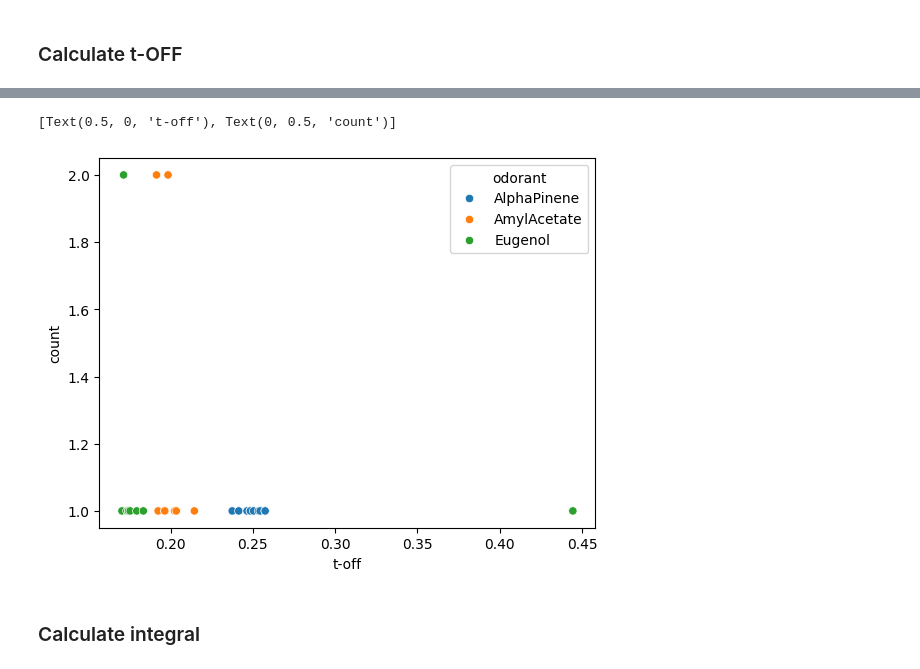
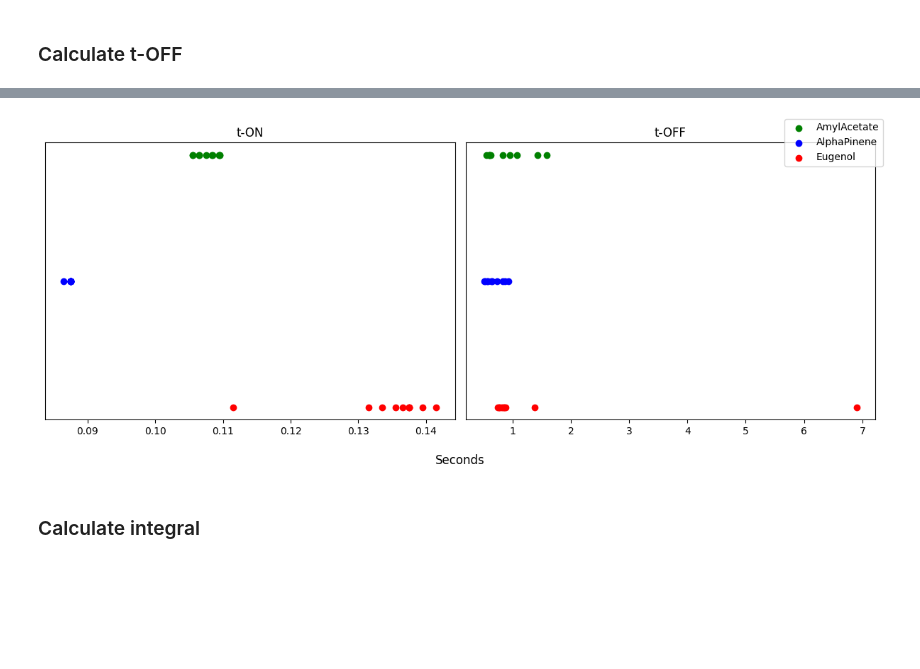
Before and after one commit to AllenNeuralDynamics/aind-behavior-rig-calibration, a Jupyter notebook: examples/olfacto_second_attempt.ipynb, the cells around one changed output, grey strips where cells are left out. Saved outputs shown, nothing was run; the diff lists cells and outputs as text; code cells hidden in the pictures; blank space fills up the shorter version.

```diff
--- a/examples/olfacto_second_attempt.ipynb
+++ b/examples/olfacto_second_attempt.ipynb
@@ -359,7 +359,7 @@ def fiveX_SD():
         baseline_sd = stats.stdev(df_baseline['y'])
         threshold = 5 * baseline_sd
 
-        win_size = int(len(df) * 10 / 100)
+        win_size = 400 #int(len(df) * 10 / 100)
 
         sd_roll = df.rolling(win_size).std()
 
@@ -373,5 +373,3 @@ def fiveX_SD():
     return output_list
 # %%
 valve_calTrue.insert(valve_calTrue.shape[1], "t_ON_5xSD", fiveX_SD(), True)
-# %%
-valve_calTrue['t_ON_5xSD'] = valve_calTrue['t_ON_5xSD'] - valve_calTrue['time_valve_open']
@@ -391,16 +383,19 @@ def fiveX_revSD():
         x = valve_calTrue['seconds'][i]
         y = valve_calTrue['data'][i]
         time_valve_off = valve_calTrue['time_valve_closed'][i]
+        time_valve_on = valve_calTrue['time_valve_open'][i]
 
         df = pd.DataFrame({'y': y}, index = x)
+        baseline_sd = stats.stdev(df[df.index <= time_valve_on]['y'])
+        win_size = 400 #int(len(df) * 10 / 100)
         df = df[df.index >= time_valve_off]
+
         df_rev = df.iloc[::-1]
 
-        win_size = int(len(df) * 10 / 100)
         df_roll = df_rev.rolling(win_size).std().dropna()
 
-        baseline_sd = np.mean(df_roll.iloc[0:100])
-        threshold = 5 * baseline_sd
+
+        threshold = baseline_sd * 1.2
 
         for j in df_roll.values:
             if j >= threshold:
@@ -411,5 +406,3 @@ def fiveX_revSD():
     return output_list
 # %%
 valve_calTrue.insert(valve_calTrue.shape[1], 't_OFF_5xSD', fiveX_revSD(), True)
-# %%
-valve_calTrue['t_OFF_5xSD'] = valve_calTrue['t_OFF_5xSD'] - valve_calTrue['time_valve_closed']
@@ -469,8 +409,36 @@ counts_OFF
-# %%
-sns.scatterplot(x = 't_OFF_5xSD', y = 'data', hue = 'odorant', data = counts_OFF).set(xlabel = 't-off', ylabel = 'count')
-# %% [output]
-[Text(0.5, 0, 't-off'), Text(0, 0.5, 'count')]
-[figure, removed]
+# %%
+fig, (ax1, ax2) = plt.subplots(1, 2)
+
+for i, v in valve_calTrue[valve_calTrue['channel_index'] == 2].iterrows():
+    ax1.scatter(v['t_ON_5xSD'] - v['time_valve_open'], 2500, color = 'g', label = 'AmylAcetate')
+for i, v in valve_calTrue[valve_calTrue['channel_index'] == 1].iterrows():
+    ax1.scatter(v['t_ON_5xSD'] - v['time_valve_open'], 2000, color = 'b', label = 'AlphaPinene')
+for i, v in valve_calTrue[valve_calTrue['channel_index'] == 0].iterrows():
+    ax1.scatter(v['t_ON_5xSD'] - v['time_valve_open'], 1500, color = 'r', label = 'Eugenol')
+
+ax1.set_title('t-ON')
+ax1.set_yticks([]) ; ax1.set_yticklabels([])
+
+for i, v in valve_calTrue[valve_calTrue['channel_index'] == 2].iterrows():
+    ax2.scatter(v['t_OFF_5xSD'] - v['time_valve_closed'], 2500, color = 'g', label = 'AmylAcetate')
+for i, v in valve_calTrue[valve_calTrue['channel_index'] == 1].iterrows():
+    ax2.scatter(v['t_OFF_5xSD'] - v['time_valve_closed'], 2000, color = 'b', label = 'AlphaPinene')
+for i, v in valve_calTrue[valve_calTrue['channel_index'] == 0].iterrows():
+    ax2.scatter(v['t_OFF_5xSD'] - v['time_valve_closed'], 1500, color = 'r', label = 'Eugenol')
+
+ax2.set_title('t-OFF')
+ax2.set_yticks([]) ; ax2.set_yticklabels([])
+
+handles, labels = plt.gca().get_legend_handles_labels()
+by_label = dict(zip(labels, handles))
+fig.legend(by_label.values(), by_label.keys())
+
+fig.supxlabel('Seconds')
+fig.set_figheight(5)
+fig.set_figwidth(12)
+fig.tight_layout()
+# %% [output]
+[figure, added]
 # %% [markdown]
 ### Calculate integral
 # %%
```
Also changed, not shown: parts of 19 cells of this notebook.
